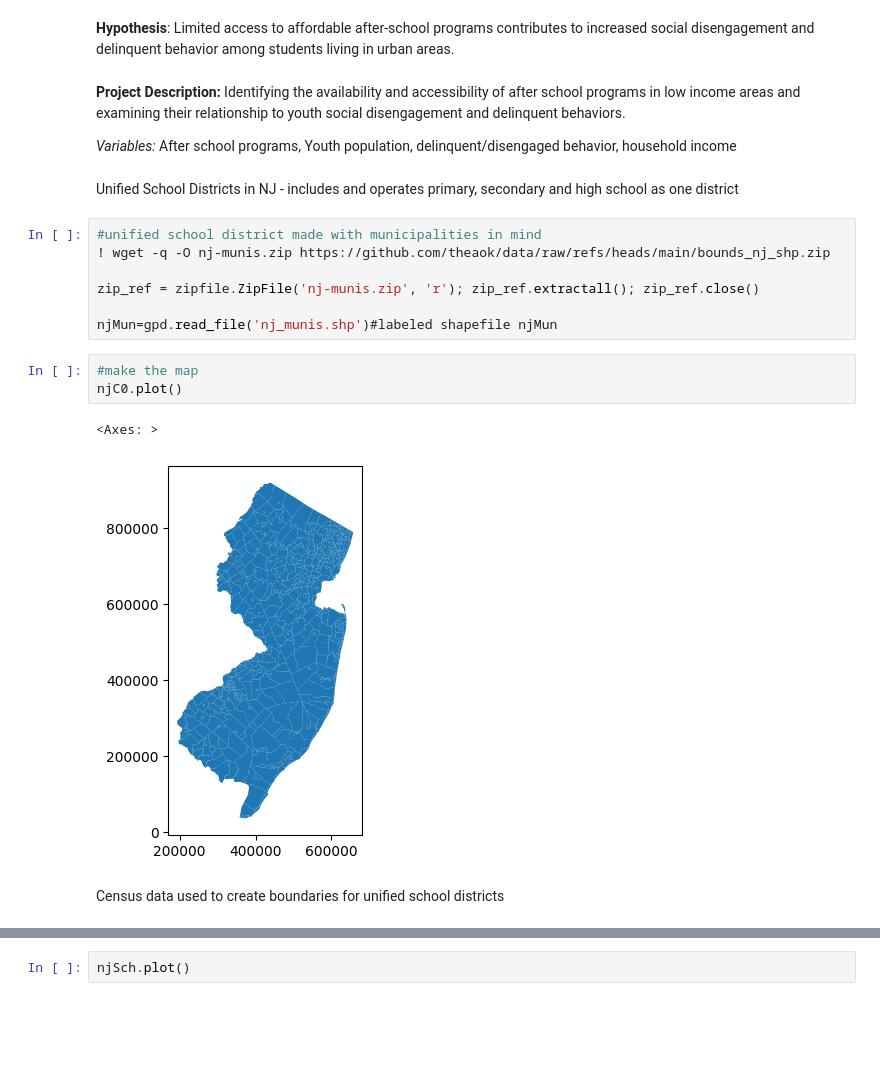
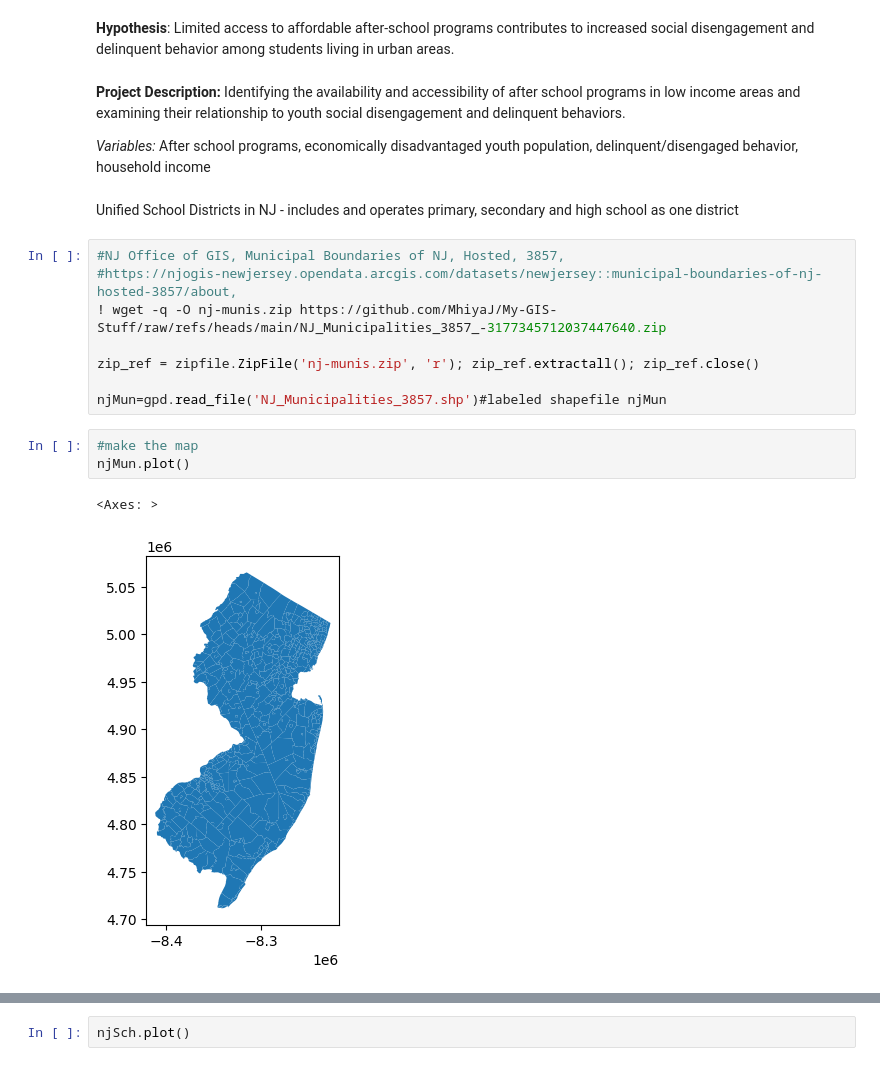
Before and after one commit to MhiyaJ/My-GIS-Stuff, a Jupyter notebook: After_School_Programs.ipynb, the cells around one changed output, grey strips where cells are left out. Saved outputs shown, nothing was run; the diff lists cells and outputs as text; blank space fills up the shorter version.

```diff
--- a/After_School_Programs.ipynb
+++ b/After_School_Programs.ipynb
@@ -36,21 +36,20 @@ gpd.__version__
 # %% [markdown]
 **Project Description:** Identifying the availability and accessibility of after school programs in low income areas and examining their relationship to youth social disengagement and delinquent behaviors.
 
-*Variables:* After school programs, Youth population, delinquent/disengaged behavior, household income
+*Variables:* After school programs, economically disadvantaged youth population, delinquent/disengaged behavior, household income
 # %% [markdown]
 Unified School Districts in NJ - includes and operates primary, secondary and high school as one district
 # %%
-#unified school district made with municipalities in mind
-! wget -q -O nj-munis.zip https://github.com/theaok/data/raw/refs/heads/main/bounds_nj_shp.zip
+#NJ Office of GIS, Municipal Boundaries of NJ, Hosted, 3857,
+#https://njogis-newjersey.opendata.arcgis.com/datasets/newjersey::municipal-boundaries-of-nj-hosted-3857/about,
+! wget -q -O nj-munis.zip https://github.com/MhiyaJ/My-GIS-Stuff/raw/refs/heads/main/NJ_Municipalities_3857_-3177345712037447640.zip
 
 zip_ref = zipfile.ZipFile('nj-munis.zip', 'r'); zip_ref.extractall(); zip_ref.close()
 
-njMun=gpd.read_file('nj_munis.shp')#labeled shapefile njMun
+njMun=gpd.read_file('NJ_Municipalities_3857.shp')#labeled shapefile njMun
 # %%
 #make the map
-njC0.plot()
+njMun.plot()
 # %% [output]
 <Axes: >
-[figure, old version]
+[figure, new version]
-# %% [markdown]
-Census data used to create boundaries for unified school districts
```
Also changed, not shown: parts of 7 cells of this notebook.
